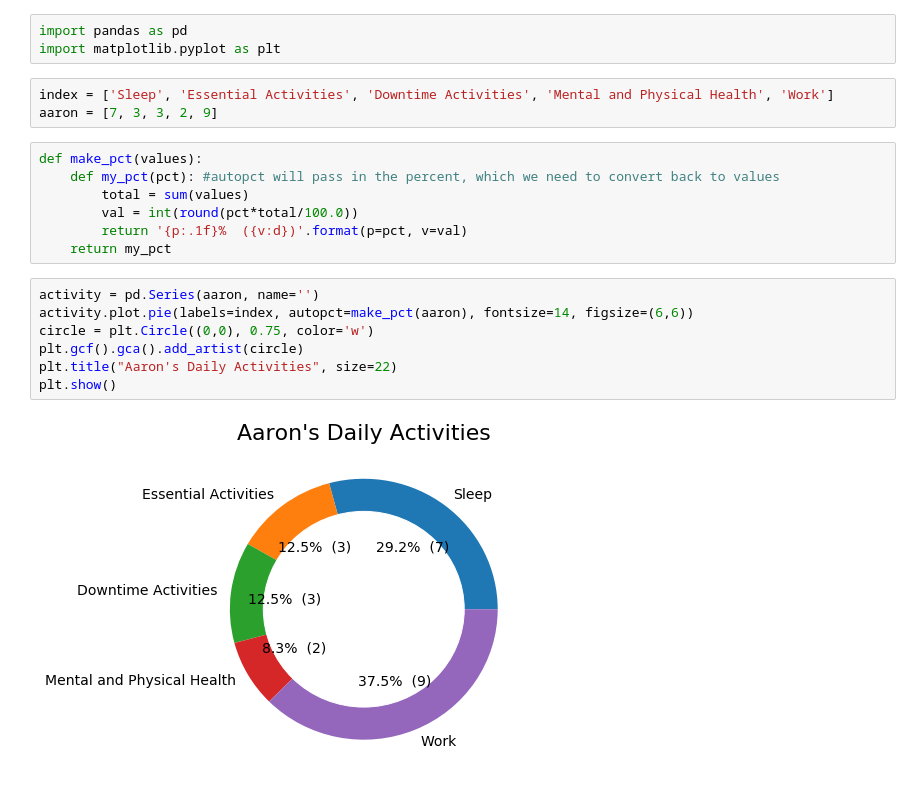
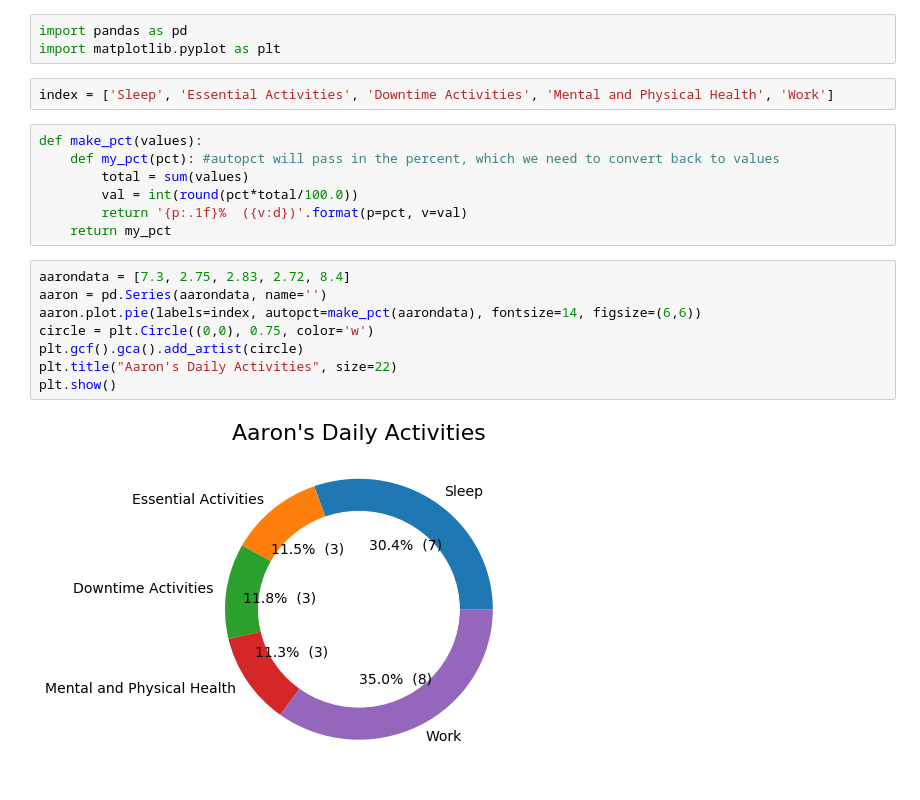
Before and after one commit to aaron-gu/visualize-me, a Jupyter notebook: pie_charts.ipynb, the cells around one changed output. Saved outputs shown, nothing was run; the diff lists cells and outputs as text.

```diff
--- a/pie_charts.ipynb
+++ b/pie_charts.ipynb
@@ -3,7 +3,6 @@ import pandas as pd
 import matplotlib.pyplot as plt
 # %%
 index = ['Sleep', 'Essential Activities', 'Downtime Activities', 'Mental and Physical Health', 'Work']
-aaron = [7, 3, 3, 2, 9]
 # %%
 def make_pct(values):
     def my_pct(pct): #autopct will pass in the percent, which we need to convert back to values
@@ -12,11 +11,12 @@ def make_pct(values):
         return '{p:.1f}%  ({v:d})'.format(p=pct, v=val)
     return my_pct
 # %%
-activity = pd.Series(aaron, name='')
-activity.plot.pie(labels=index, autopct=make_pct(aaron), fontsize=14, figsize=(6,6))
+aarondata = [7.3, 2.75, 2.83, 2.72, 8.4]
+aaron = pd.Series(aarondata, name='')
+aaron.plot.pie(labels=index, autopct=make_pct(aarondata), fontsize=14, figsize=(6,6))
 circle = plt.Circle((0,0), 0.75, color='w')
 plt.gcf().gca().add_artist(circle)
 plt.title("Aaron's Daily Activities", size=22)
 plt.show()
 # %% [output]
-[figure, old version]
+[figure, new version]
```
Also changed, not shown: parts of 2 cells of this notebook.
